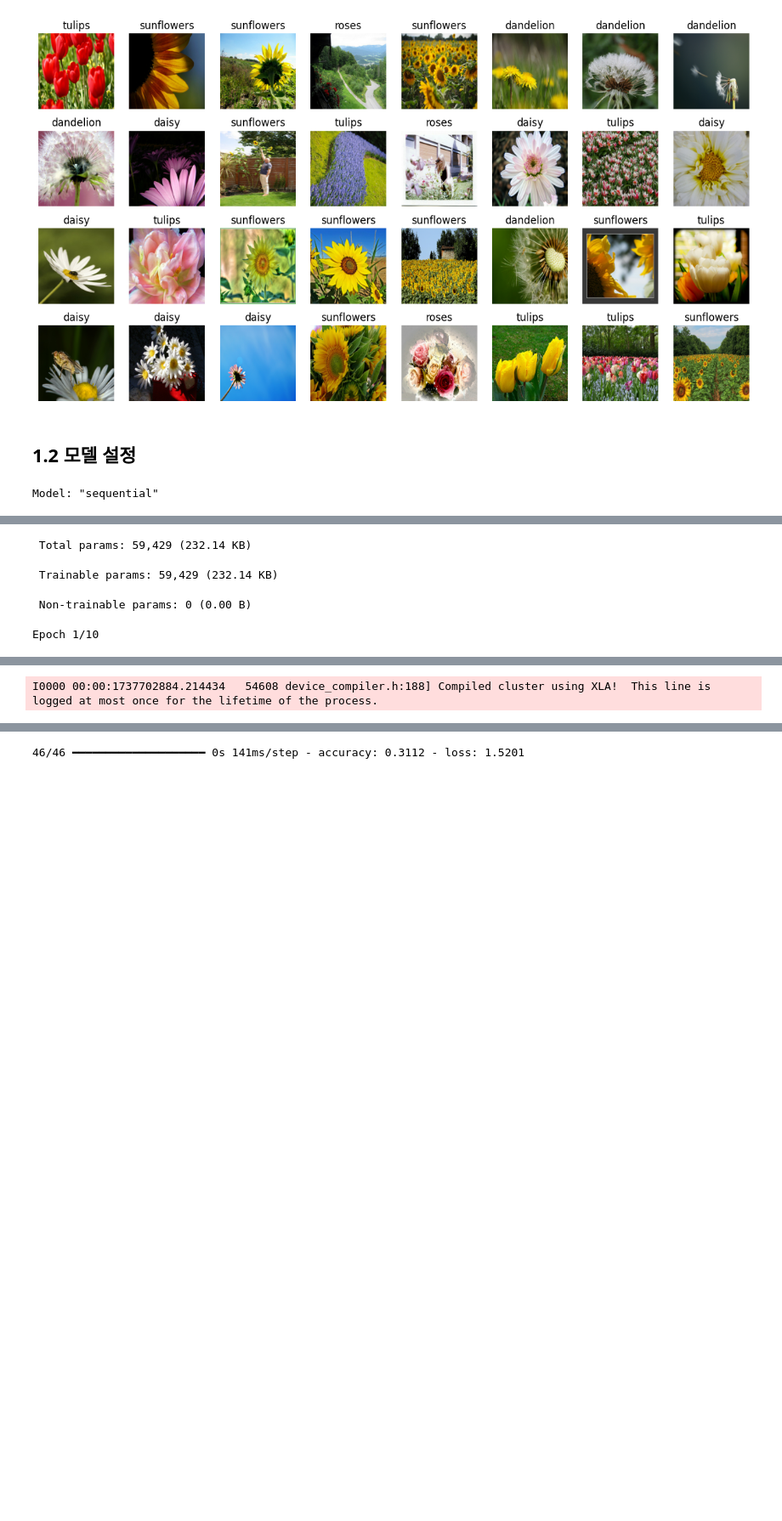
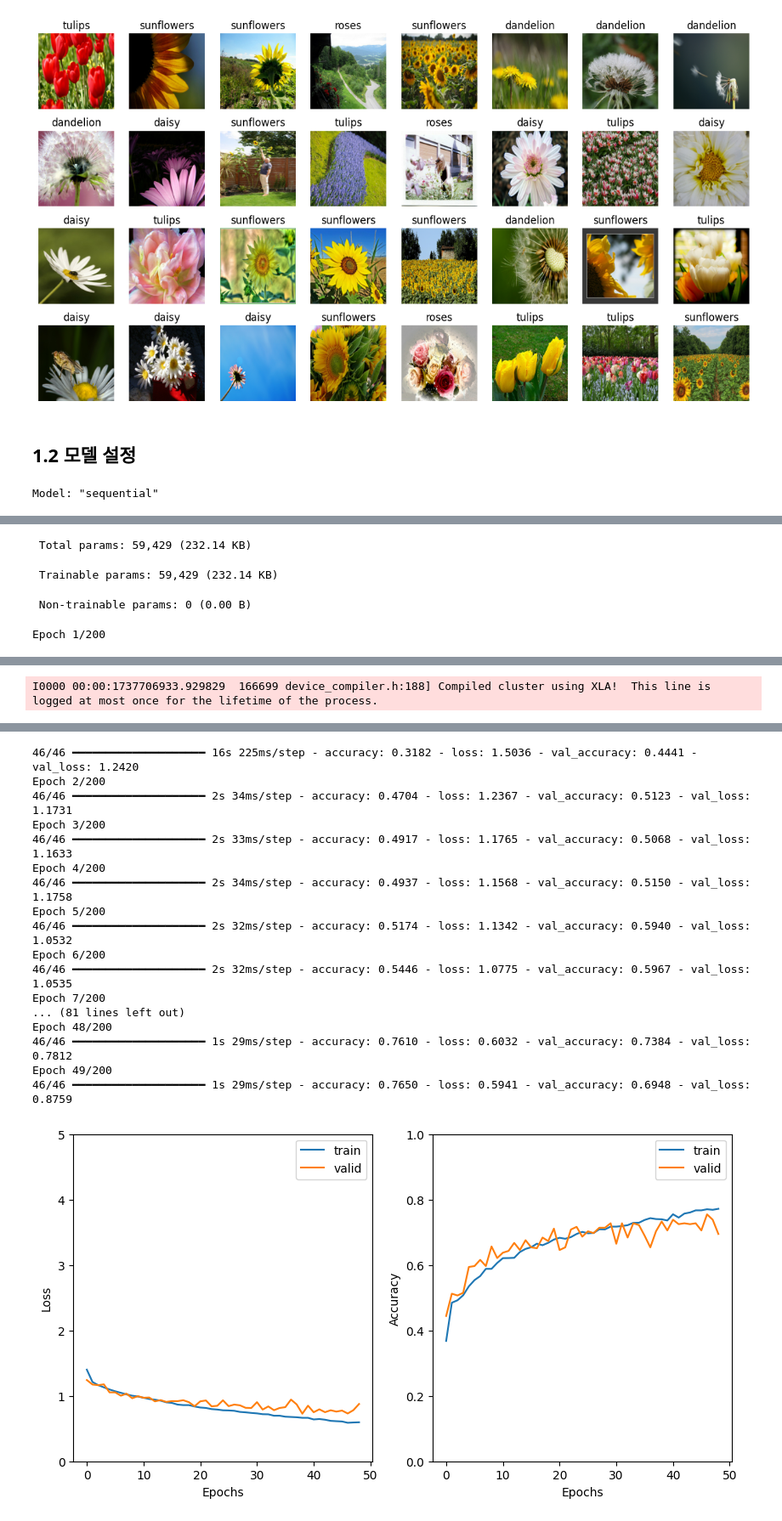
Before and after one commit to FennexFox/exp_1, a Jupyter notebook: exp_1.ipynb, the cells around one changed output, grey strips where cells are left out. Shown at 85% size. Drawn from its saved outputs; the diff is of its cells as text; code cells hidden in the pictures; blank space fills up the shorter version.

```diff
--- a/exp_1.ipynb
+++ b/exp_1.ipynb
@@ -82,12 +80,18 @@ basic.compile(optimizer='rmsprop',
               loss='sparse_categorical_crossentropy',
               metrics=['accuracy'])
 
-basic_history = basic.fit(train,
-                          validation_data=validation,
-                          epochs=10,
+train_batch, val_batch = utils.get_batches(train, validation, batch_size=64)
+
+basic_history = basic.fit(train_batch,
+                          validation_data=val_batch,
+                          epochs=200,
+                          callbacks=utils.callback_earlystop(10),
                           )
 
 utils.plot_history(basic_history)
+
+test_loss, test_acc = basic.evaluate(test.batch(64))
+print(f"Test accuracy: {test_acc:.2f}%, Test loss: {test_loss:.2f}")
 # %% [output]
 Model: "sequential"
 ┏━━━━━━━━━━━━━━━━━━━━━━━━━━━━━━━━━┳━━━━━━━━━━━━━━━━━━━━━━━━┳━━━━━━━━━━━━━━━┓
@@ -110,5 +114,5 @@ Model: "sequential"
  Total params: 59,429 (232.14 KB)
  Trainable params: 59,429 (232.14 KB)
  Non-trainable params: 0 (0.00 B)
-Epoch 1/10
+Epoch 1/200
 WARNING: All log messages before absl::InitializeLog() is called are written to STDERR
@@ -121 +125 @@ I0000 00:00:1737702878.360424   54608 cuda_dnn.cc:529] Loaded cuDNN version 9060
-I0000 00:00:1737702884.214434   54608 device_compiler.h:188] Compiled cluster using XLA!  This line is logged at most once for the lifetime of the process.
+I0000 00:00:1737706933.929829  166699 device_compiler.h:188] Compiled cluster using XLA!  This line is logged at most once for the lifetime of the process.
@@ -124 +128,18 @@ I0000 00:00:1737702884.214434   54608 device_compiler.h:188] Compiled cluster us
-46/46 ━━━━━━━━━━━━━━━━━━━━ 0s 141ms/step - accuracy: 0.3112 - loss: 1.5201
+46/46 ━━━━━━━━━━━━━━━━━━━━ 16s 225ms/step - accuracy: 0.3182 - loss: 1.5036 - val_accuracy: 0.4441 - val_loss: 1.2420
+Epoch 2/200
+46/46 ━━━━━━━━━━━━━━━━━━━━ 2s 34ms/step - accuracy: 0.4704 - loss: 1.2367 - val_accuracy: 0.5123 - val_loss: 1.1731
+Epoch 3/200
+46/46 ━━━━━━━━━━━━━━━━━━━━ 2s 33ms/step - accuracy: 0.4917 - loss: 1.1765 - val_accuracy: 0.5068 - val_loss: 1.1633
+Epoch 4/200
+46/46 ━━━━━━━━━━━━━━━━━━━━ 2s 34ms/step - accuracy: 0.4937 - loss: 1.1568 - val_accuracy: 0.5150 - val_loss: 1.1758
+Epoch 5/200
+46/46 ━━━━━━━━━━━━━━━━━━━━ 2s 32ms/step - accuracy: 0.5174 - loss: 1.1342 - val_accuracy: 0.5940 - val_loss: 1.0532
+Epoch 6/200
+46/46 ━━━━━━━━━━━━━━━━━━━━ 2s 32ms/step - accuracy: 0.5446 - loss: 1.0775 - val_accuracy: 0.5967 - val_loss: 1.0535
+Epoch 7/200
+... (81 lines left out)
+Epoch 48/200
+46/46 ━━━━━━━━━━━━━━━━━━━━ 1s 29ms/step - accuracy: 0.7610 - loss: 0.6032 - val_accuracy: 0.7384 - val_loss: 0.7812
+Epoch 49/200
+46/46 ━━━━━━━━━━━━━━━━━━━━ 1s 29ms/step - accuracy: 0.7650 - loss: 0.5941 - val_accuracy: 0.6948 - val_loss: 0.8759
+[figure, added]
```
Also changed, not shown: parts of 6 cells of this notebook.
